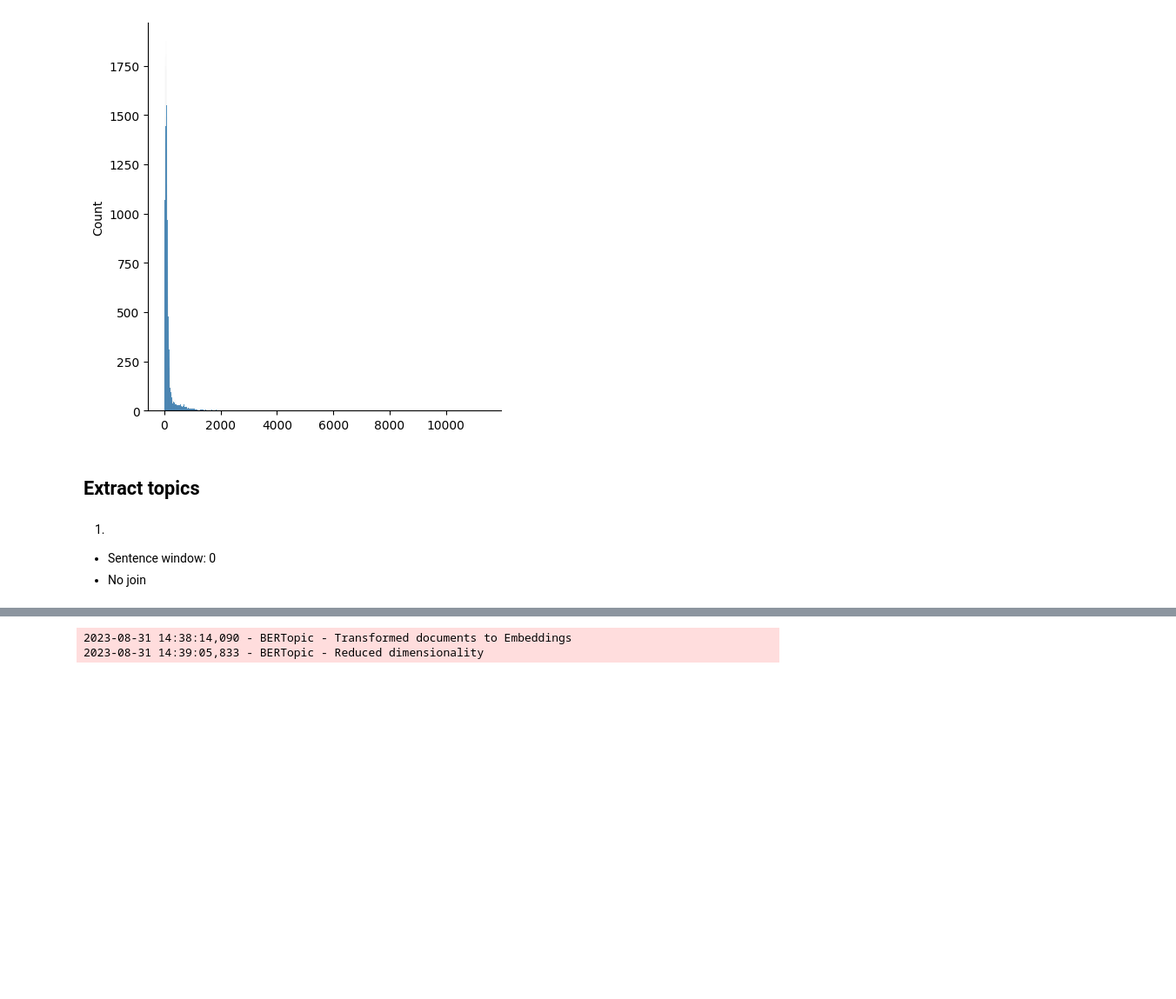
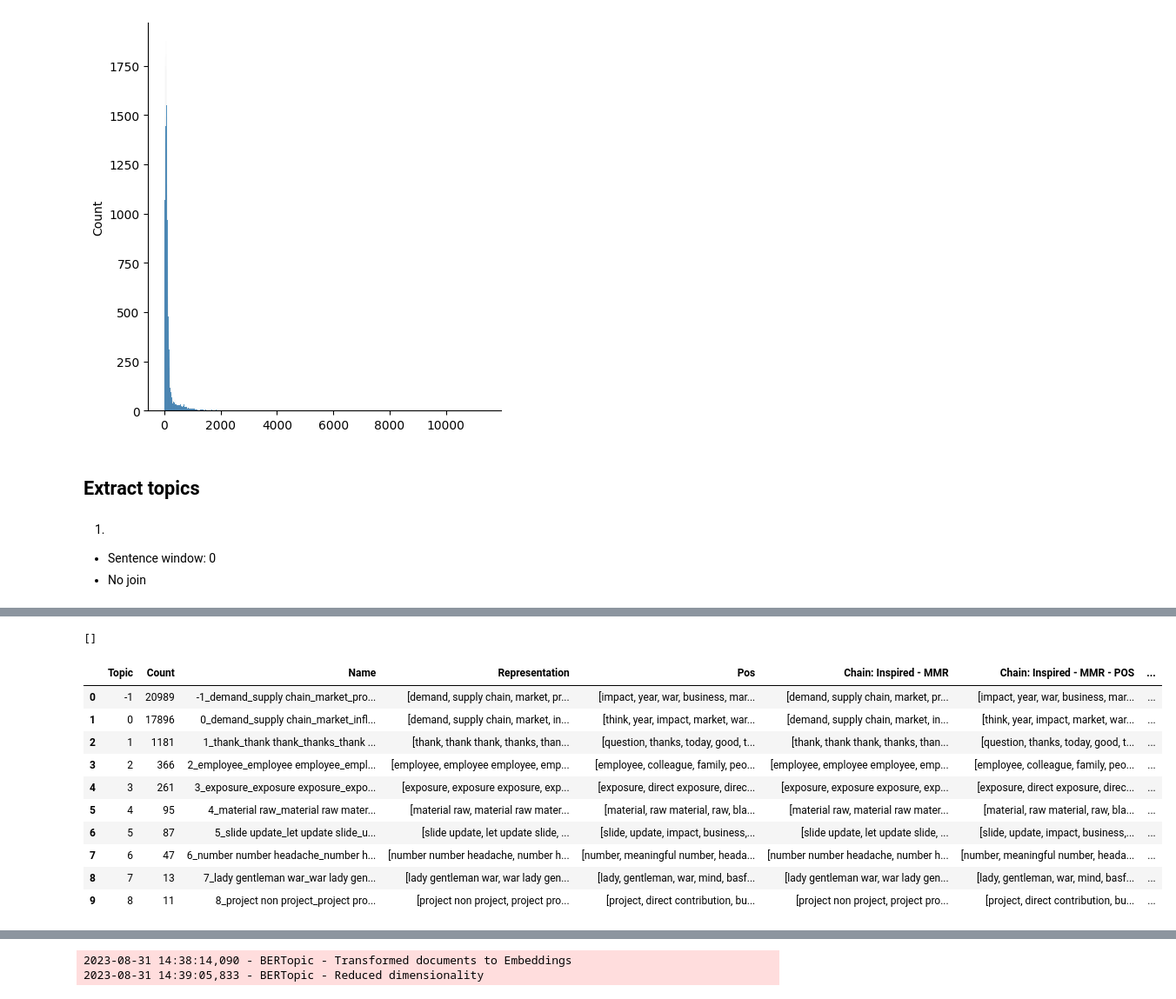
Before and after one commit to falseAzure/infineac, a Jupyter notebook: notebooks/infineac.ipynb, the cells around one changed output, grey strips where cells are left out. Shown at 87% size. Saved outputs shown, nothing was run; the diff lists cells and outputs as text; code cells hidden in the pictures; blank space fills up the shorter version.

```diff
--- a/notebooks/infineac.ipynb
+++ b/notebooks/infineac.ipynb
@@ -328,0 +336,3 @@ sns.displot(np.array(lengths))
+# %%
+import spacy_stanza
+nlp_stanza_pos = spacy_stanza.load_pipeline("en", processors="tokenize, lemma, pos")
@@ -328,0 +377,40 @@ sns.displot(np.array(lengths))
+# %%
+from bertopic.representation import KeyBERTInspired
+from bertopic.representation import PartOfSpeech
+from bertopic.representation import MaximalMarginalRelevance
+from transformers import pipeline
+from bertopic.representation import TextGeneration
+
+
+inspired_model = KeyBERTInspired()
+
+mmr_model = MaximalMarginalRelevance(diversity=0.3)
+pos_model = PartOfSpeech(nlp_stanza_pos)
+
+chain_model_1 = [inspired_model, mmr_model]
+chain_model_2 = [inspired_model, mmr_model, pos_model]
+chain_model_3 = [inspired_model, pos_model, mmr_model]
+
+main_representation = KeyBERTInspired()
+
+prompt = "I have a topic described by the following keywords: [KEYWORDS]. Based on the previous keywords, what is this topic about?"
+
+# Create your representation model
+generator = pipeline('text2text-generation', model='google/flan-t5-base')
+generator_model = TextGeneration(generator)
+
+generator_chain_model_1 = [inspired_model, mmr_model, generator_model]
+generator_chain_model_2 = [inspired_model, mmr_model, pos_model, generator_model]
+# Add all models together to be run in a single `fit`
+representation_model = {
+   "Main": inspired_model,
+   # "Pos":  pos_model,
+   "Chain: Inspired - MMR":  chain_model_1,
+   "Chain: Inspired - MMR - POS":  chain_model_2,
+   # "Chain: Inspired - POS - MMR":  chain_model_3,
+   # "Generator": generator_model,
+   "Generator chain: Inspired - MMR": generator_chain_model_1,
+   # "Generator chain: Inspired - MMR - POS": generator_chain_model_2
+}
+# %%
+topic_model_0, topics_0, probs_0 = topic_extractor.bert_advanced(corpus_window_0_join_df['processed_text'].to_list(), representation_model=representation_model, embedding_model=sentence_model_light, vectorizer_model=vectorizer_model)
@@ -328,0 +422,22 @@ sns.displot(np.array(lengths))
+# %%
+process_event.extract_passages_from_presentation(
+            events_filt[0]["presentation"],
+            keywords=["russia", "ukraine"],
+            nlp_model=nlp_stanza,
+        )
+# %% [output]
+[]
+# %%
+topic_model_0.get_topic_info()
+# %% [output]
+|  | Topic | Count | Name | Representation | Pos | Chain: Inspired - MMR | Chain: Inspired - MMR - POS | ... |
+| 0 | -1 | 20989 | -1_demand_supply chain_market_pro... | [demand, supply chain, market, pr... | [impact, year, war, business, mar... | [demand, supply chain, market, pr... | [impact, year, war, business, mar... | ... |
+| 1 | 0 | 17896 | 0_demand_supply chain_market_infl... | [demand, supply chain, market, in... | [think, year, impact, market, war... | [demand, supply chain, market, in... | [think, year, impact, market, war... | ... |
+| 2 | 1 | 1181 | 1_thank_thank thank_thanks_thank ... | [thank, thank thank, thanks, than... | [question, thanks, today, good, t... | [thank, thank thank, thanks, than... | [question, thanks, today, good, t... | ... |
+| 3 | 2 | 366 | 2_employee_employee employee_empl... | [employee, employee employee, emp... | [employee, colleague, family, peo... | [employee, employee employee, emp... | [employee, colleague, family, peo... | ... |
+| 4 | 3 | 261 | 3_exposure_exposure exposure_expo... | [exposure, exposure exposure, exp... | [exposure, direct exposure, direc... | [exposure, exposure exposure, exp... | [exposure, direct exposure, direc... | ... |
+| 5 | 4 | 95 | 4_material raw_material raw mater... | [material raw, material raw mater... | [material, raw material, raw, bla... | [material raw, material raw mater... | [material, raw material, raw, bla... | ... |
+| 6 | 5 | 87 | 5_slide update_let update slide_u... | [slide update, let update slide, ... | [slide, update, impact, business,... | [slide update, let update slide, ... | [slide, update, impact, business,... | ... |
+| 7 | 6 | 47 | 6_number number headache_number h... | [number number headache, number h... | [number, meaningful number, heada... | [number number headache, number h... | [number, meaningful number, heada... | ... |
+| 8 | 7 | 13 | 7_lady gentleman war_war lady gen... | [lady gentleman war, war lady gen... | [lady, gentleman, war, mind, basf... | [lady gentleman war, war lady gen... | [lady, gentleman, war, mind, basf... | ... |
+| 9 | 8 | 11 | 8_project non project_project pro... | [project non project, project pro... | [project, direct contribution, bu... | [project non project, project pro... | [project, direct contribution, bu... | ... |
```
Also changed, not shown: parts of 12 cells of this notebook.
